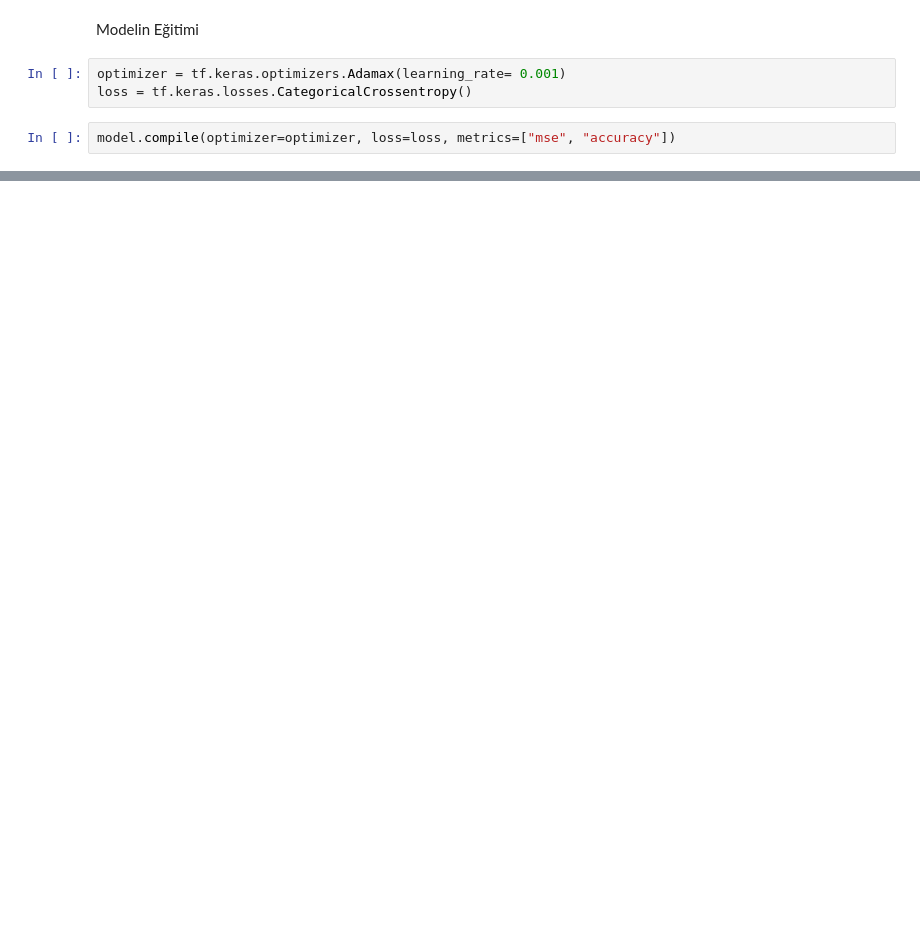
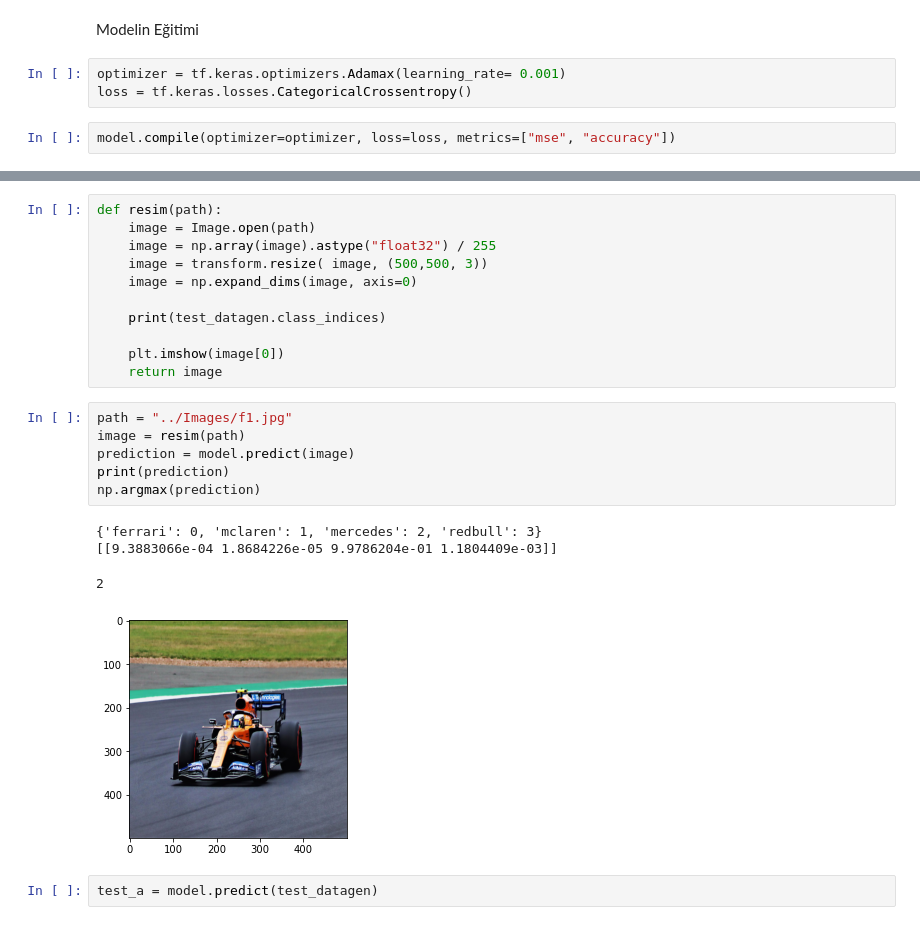
Before and after one commit to omeryildizce/Yapay_Zeka_ve_Bilgisayarli_Goru, a Jupyter notebook: Bolum_02_Tensorflow/c02_Tensorflow.ipynb, the cells around one changed output, grey strips where cells are left out. Drawn from its saved outputs; the diff is of its cells as text; blank space fills up the shorter version.

```diff
--- a/Bolum_02_Tensorflow/c02_Tensorflow.ipynb
+++ b/Bolum_02_Tensorflow/c02_Tensorflow.ipynb
@@ -145,0 +217,24 @@ result.history
+# %%
+def resim(path):
+    image = Image.open(path)
+    image = np.array(image).astype("float32") / 255
+    image = transform.resize( image, (500,500, 3))
+    image = np.expand_dims(image, axis=0)
+
+    print(test_datagen.class_indices)
+
+    plt.imshow(image[0])
+    return image
+# %%
+path = "../Images/f1.jpg"
+image = resim(path)
+prediction = model.predict(image)
+print(prediction)
+np.argmax(prediction)
+# %% [output]
+{'ferrari': 0, 'mclaren': 1, 'mercedes': 2, 'redbull': 3}
+[[9.3883066e-04 1.8684226e-05 9.9786204e-01 1.1804409e-03]]
+2
+[figure, added]
+# %%
+test_a = model.predict(test_datagen)
```
Also changed, not shown: parts of 14 cells of this notebook.
